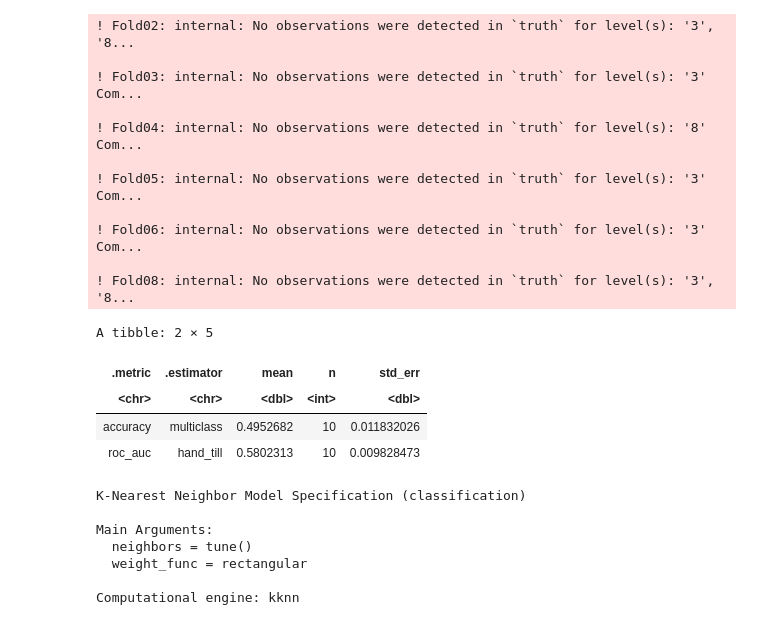
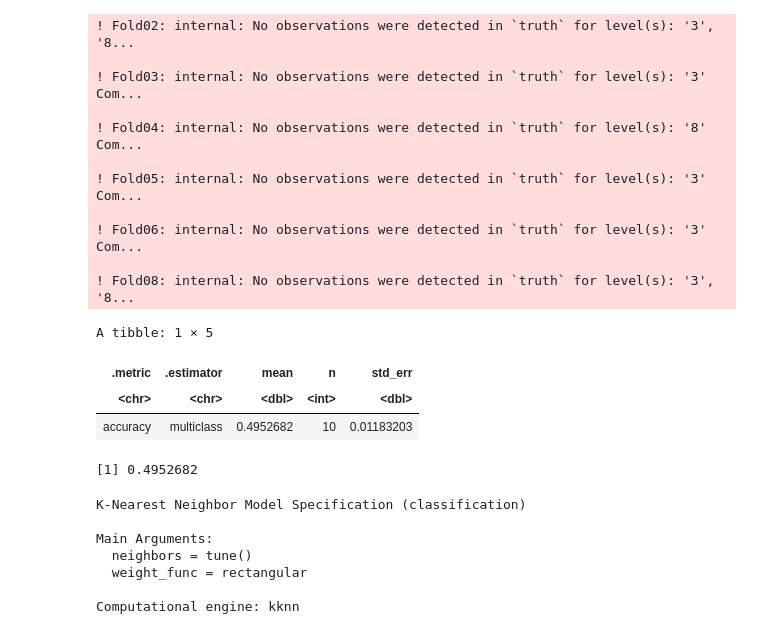
Before and after one commit to allisonml/DSCI-Proposal, a Jupyter notebook: project_proposal.ipynb, the cells around one changed output. Drawn from its saved outputs; the diff is of its cells as text; code cells hidden in the pictures.

```diff
--- a/project_proposal.ipynb
+++ b/project_proposal.ipynb
@@ -303,16 +337,23 @@ Com...
 Com...
 
 ! Fold08: internal: No observations were detected in `truth` for level(s): '3', '8...
-# %%
-wine_metrics <- wine_resample_fit %>%
-    collect_metrics()
-wine_metrics
-# %% [output]
-A tibble: 2 × 5
-| .metric | .estimator | mean | n | std_err |
-| <chr> | <chr> | <dbl> | <int> | <dbl> |
-| accuracy | multiclass | 0.4952682 | 10 | 0.011832026 |
-| roc_auc | hand_till | 0.5802313 | 10 | 0.009828473 |
+# %%
+wine_metrics <- wine_resample_fit %>%
+    collect_metrics() %>%
+    filter(.metric == "accuracy")
+wine_metrics
+
+accuracy <- wine_metrics %>%
+    select(mean) %>%
+    pull(1)
+
+accuracy
+# %% [output]
+A tibble: 1 × 5
+| .metric | .estimator | mean | n | std_err |
+| <chr> | <chr> | <dbl> | <int> | <dbl> |
+| accuracy | multiclass | 0.4952682 | 10 | 0.01183203 |
+[1] 0.4952682
 # %%
 set.seed(2341) # DO NOT REMOVE
 knn_tune <- nearest_neighbor(weight_func = "rectangular",
```
Also changed, not shown: parts of 13 cells of this notebook.
